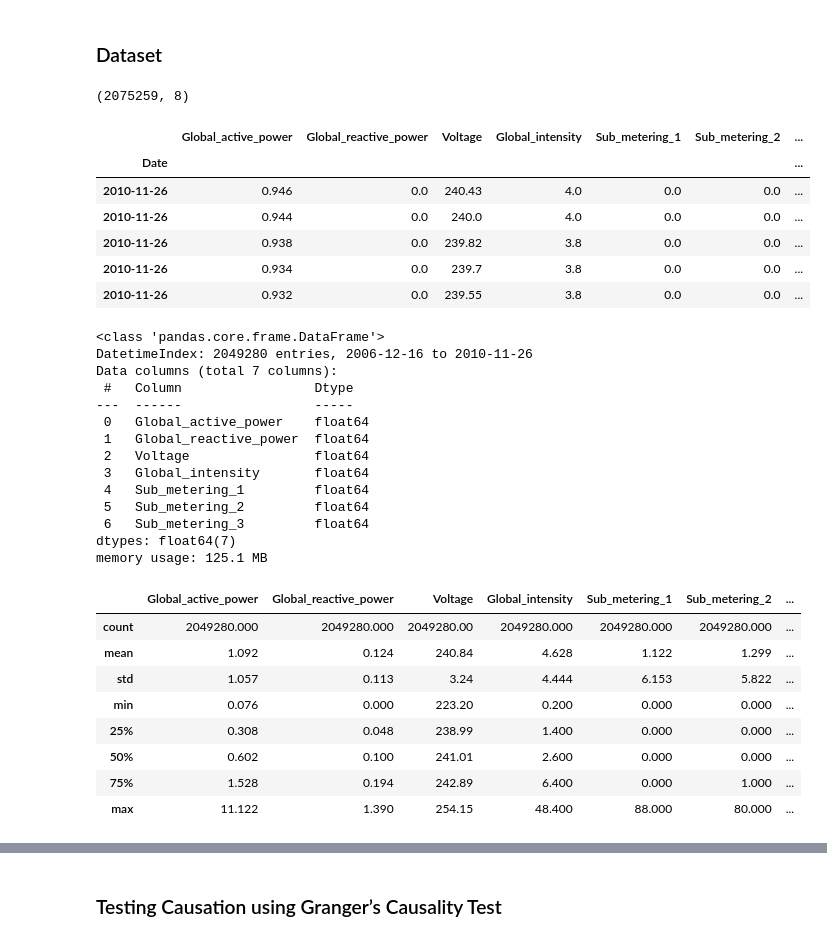
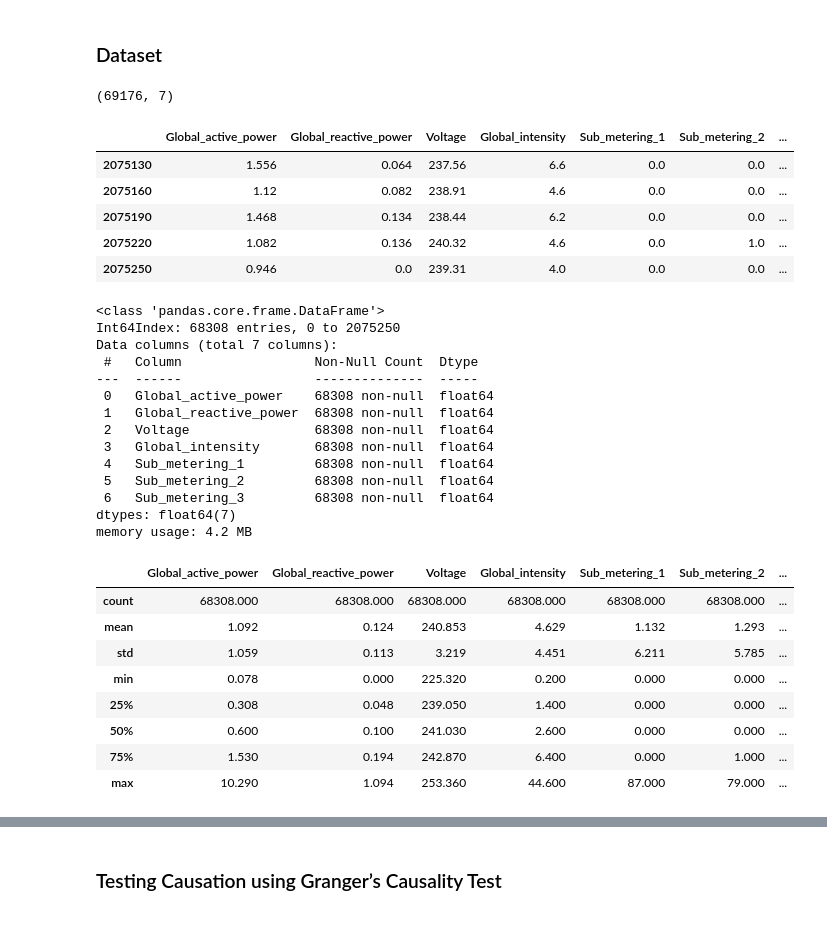
Before and after one commit to MatheusCascalho/Appliance-Energy-Prediction, a Jupyter notebook: notebooks/experimentos_artigo/analise_exploratoria/household.ipynb, the cells around one changed output, grey strips where cells are left out. Saved outputs shown, nothing was run; the diff lists cells and outputs as text; code cells hidden in the pictures.

```diff
--- a/notebooks/experimentos_artigo/analise_exploratoria/household.ipynb
+++ b/notebooks/experimentos_artigo/analise_exploratoria/household.ipynb
@@ -15,20 +15,22 @@ read_file = pd.read_csv (r'/home/hugo/projetos-doutorado/Appliance-Energy-Predic
 read_file.to_csv (r'/home/hugo/projetos-doutorado/Appliance-Energy-Prediction/data/household_power_consumption.csv', index=None)
 # %%
 filepath = '/home/hugo/projetos-doutorado/Appliance-Energy-Prediction/data/household_power_consumption.csv'
-df = pd.read_csv(filepath, sep = ";",parse_dates=['Date'], index_col='Date')
-print(df.shape)  # (123, 8)
-df = df.drop(labels=['Time'], axis=1)
+#df = pd.read_csv(filepath, sep = ";",parse_dates=['Date'], index_col='Date')
+#print(df.shape)  # (123, 8)
+df = pd.read_csv(filepath, sep = ";")
+df = df.loc[0: : 30] # 30 minutes
+df = df.drop(labels=['Time','Date'], axis=1)
+print(df.shape)
 df.dropna(inplace = True)
 df.tail()
 # %% [output]
-(2075259, 8)
+(69176, 7)
 |  | Global_active_power | Global_reactive_power | Voltage | Global_intensity | Sub_metering_1 | Sub_metering_2 | ... |
-| Date |  |  |  |  |  |  | ... |
-| 2010-11-26 | 0.946 | 0.0 | 240.43 | 4.0 | 0.0 | 0.0 | ... |
-| 2010-11-26 | 0.944 | 0.0 | 240.0 | 4.0 | 0.0 | 0.0 | ... |
-| 2010-11-26 | 0.938 | 0.0 | 239.82 | 3.8 | 0.0 | 0.0 | ... |
-| 2010-11-26 | 0.934 | 0.0 | 239.7 | 3.8 | 0.0 | 0.0 | ... |
-| 2010-11-26 | 0.932 | 0.0 | 239.55 | 3.8 | 0.0 | 0.0 | ... |
+| 2075130 | 1.556 | 0.064 | 237.56 | 6.6 | 0.0 | 0.0 | ... |
+| 2075160 | 1.12 | 0.082 | 238.91 | 4.6 | 0.0 | 0.0 | ... |
+| 2075190 | 1.468 | 0.134 | 238.44 | 6.2 | 0.0 | 0.0 | ... |
+| 2075220 | 1.082 | 0.136 | 240.32 | 4.6 | 0.0 | 1.0 | ... |
+| 2075250 | 0.946 | 0.0 | 239.31 | 4.0 | 0.0 | 0.0 | ... |
 # %%
 df['Global_active_power'] = pd.to_numeric(df['Global_active_power'],errors='coerce')
 df['Global_reactive_power'] = pd.to_numeric(df['Global_reactive_power'],errors='coerce')
@@ -40,31 +42,31 @@ df['Sub_metering_3'] = pd.to_numeric(df['Sub_metering_3'],errors='coerce')
 df.info()
 # %% [output]
 <class 'pandas.core.frame.DataFrame'>
-DatetimeIndex: 2049280 entries, 2006-12-16 to 2010-11-26
+Int64Index: 68308 entries, 0 to 2075250
 Data columns (total 7 columns):
- #   Column                 Dtype
----  ------                 -----
- 0   Global_active_power    float64
- 1   Global_reactive_power  float64
- 2   Voltage                float64
- 3   Global_intensity       float64
- 4   Sub_metering_1         float64
- 5   Sub_metering_2         float64
- 6   Sub_metering_3         float64
+ #   Column                 Non-Null Count  Dtype
+---  ------                 --------------  -----
+ 0   Global_active_power    68308 non-null  float64
+ 1   Global_reactive_power  68308 non-null  float64
+ 2   Voltage                68308 non-null  float64
+ 3   Global_intensity       68308 non-null  float64
+ 4   Sub_metering_1         68308 non-null  float64
+ 5   Sub_metering_2         68308 non-null  float64
+ 6   Sub_metering_3         68308 non-null  float64
 dtypes: float64(7)
-memory usage: 125.1 MB
+memory usage: 4.2 MB
 # %%
 round(df.describe(),3)
 # %% [output]
 |  | Global_active_power | Global_reactive_power | Voltage | Global_intensity | Sub_metering_1 | Sub_metering_2 | ... |
-| count | 2049280.000 | 2049280.000 | 2049280.00 | 2049280.000 | 2049280.000 | 2049280.000 | ... |
-| mean | 1.092 | 0.124 | 240.84 | 4.628 | 1.122 | 1.299 | ... |
-| std | 1.057 | 0.113 | 3.24 | 4.444 | 6.153 | 5.822 | ... |
-| min | 0.076 | 0.000 | 223.20 | 0.200 | 0.000 | 0.000 | ... |
-| 25% | 0.308 | 0.048 | 238.99 | 1.400 | 0.000 | 0.000 | ... |
-| 50% | 0.602 | 0.100 | 241.01 | 2.600 | 0.000 | 0.000 | ... |
-| 75% | 1.528 | 0.194 | 242.89 | 6.400 | 0.000 | 1.000 | ... |
-| max | 11.122 | 1.390 | 254.15 | 48.400 | 88.000 | 80.000 | ... |
+| count | 68308.000 | 68308.000 | 68308.000 | 68308.000 | 68308.000 | 68308.000 | ... |
+| mean | 1.092 | 0.124 | 240.853 | 4.629 | 1.132 | 1.293 | ... |
+| std | 1.059 | 0.113 | 3.219 | 4.451 | 6.211 | 5.785 | ... |
+| min | 0.078 | 0.000 | 225.320 | 0.200 | 0.000 | 0.000 | ... |
+| 25% | 0.308 | 0.048 | 239.050 | 1.400 | 0.000 | 0.000 | ... |
+| 50% | 0.600 | 0.100 | 241.030 | 2.600 | 0.000 | 0.000 | ... |
+| 75% | 1.530 | 0.194 | 242.870 | 6.400 | 0.000 | 1.000 | ... |
+| max | 10.290 | 1.094 | 253.360 | 44.600 | 87.000 | 79.000 | ... |
 # %%
 # Plot
 fig, axes = plt.subplots(nrows=3, ncols=2, dpi=120, figsize=(10,6))
```
Also changed, not shown: parts of 6 cells of this notebook, 8 other files.
